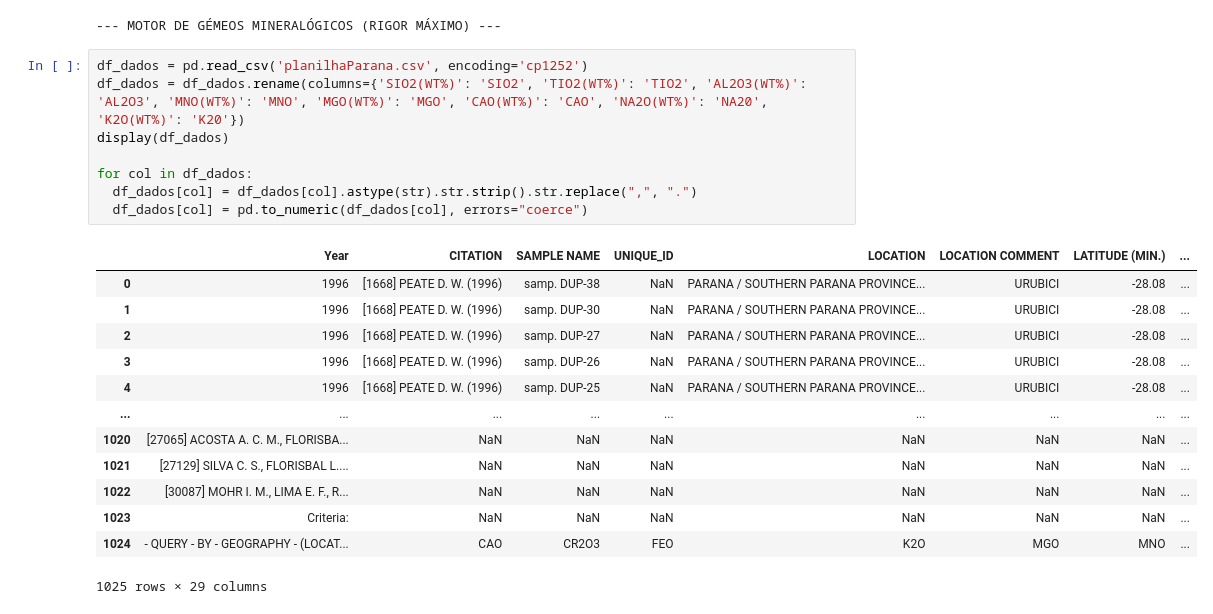
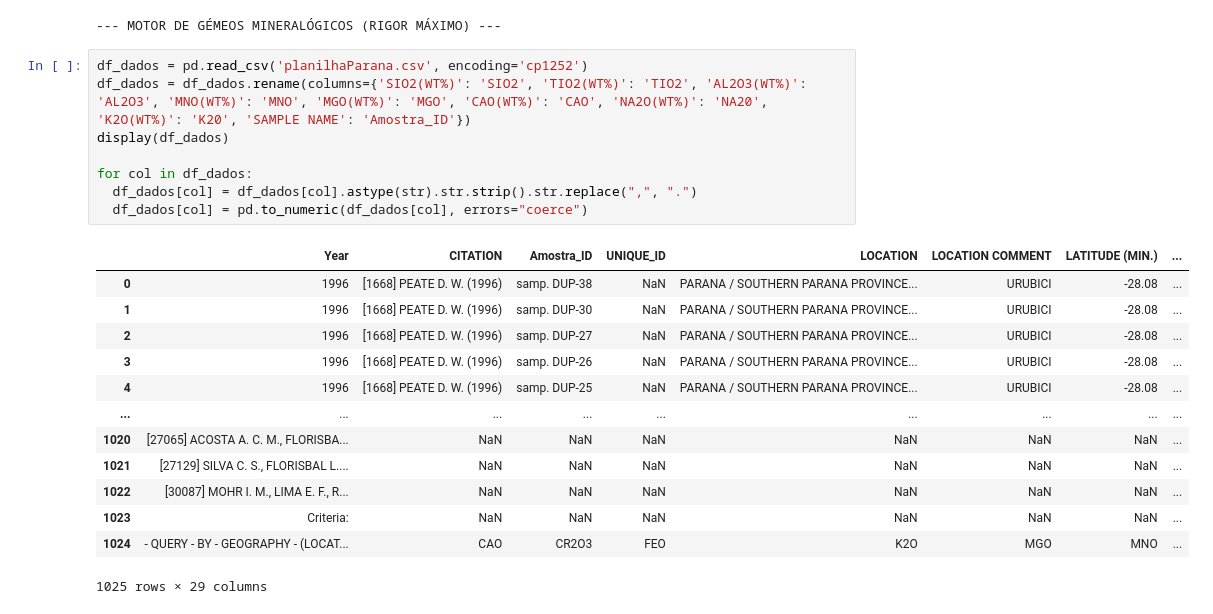
Before and after one commit to doraventuras/nasalindonas, a Jupyter notebook: dados.ipynb, the cells around one changed output. Cells and saved outputs as stored; diff of their text form.

```diff
--- a/dados.ipynb
+++ b/dados.ipynb
@@ -26,14 +26,14 @@ df_ref = pd.DataFrame(perfis_referencia)
 --- MOTOR DE GÉMEOS MINERALÓGICOS (RIGOR MÁXIMO) ---
 # %%
 df_dados = pd.read_csv('planilhaParana.csv', encoding='cp1252')
-df_dados = df_dados.rename(columns={'SIO2(WT%)': 'SIO2', 'TIO2(WT%)': 'TIO2', 'AL2O3(WT%)': 'AL2O3', 'MNO(WT%)': 'MNO', 'MGO(WT%)': 'MGO', 'CAO(WT%)': 'CAO', 'NA2O(WT%)': 'NA20', 'K2O(WT%)': 'K20'})
+df_dados = df_dados.rename(columns={'SIO2(WT%)': 'SIO2', 'TIO2(WT%)': 'TIO2', 'AL2O3(WT%)': 'AL2O3', 'MNO(WT%)': 'MNO', 'MGO(WT%)': 'MGO', 'CAO(WT%)': 'CAO', 'NA2O(WT%)': 'NA20', 'K2O(WT%)': 'K20', 'SAMPLE NAME': 'Amostra_ID'})
 display(df_dados)
 
 for col in df_dados:
   df_dados[col] = df_dados[col].astype(str).str.strip().str.replace(",", ".")
   df_dados[col] = pd.to_numeric(df_dados[col], errors="coerce")
 # %% [output]
-|  | Year | CITATION | SAMPLE NAME | UNIQUE_ID | LOCATION | LOCATION COMMENT | LATITUDE (MIN.) | ... |
+|  | Year | CITATION | Amostra_ID | UNIQUE_ID | LOCATION | LOCATION COMMENT | LATITUDE (MIN.) | ... |
 | 0 | 1996 | [1668] PEATE D. W. (1996) | samp. DUP-38 | NaN | PARANA / SOUTHERN PARANA PROVINCE... | URUBICI | -28.08 | ... |
 | 1 | 1996 | [1668] PEATE D. W. (1996) | samp. DUP-30 | NaN | PARANA / SOUTHERN PARANA PROVINCE... | URUBICI | -28.08 | ... |
 | 2 | 1996 | [1668] PEATE D. W. (1996) | samp. DUP-27 | NaN | PARANA / SOUTHERN PARANA PROVINCE... | URUBICI | -28.08 | ... |
```
Also changed, not shown: parts of 1 cell of this notebook.
